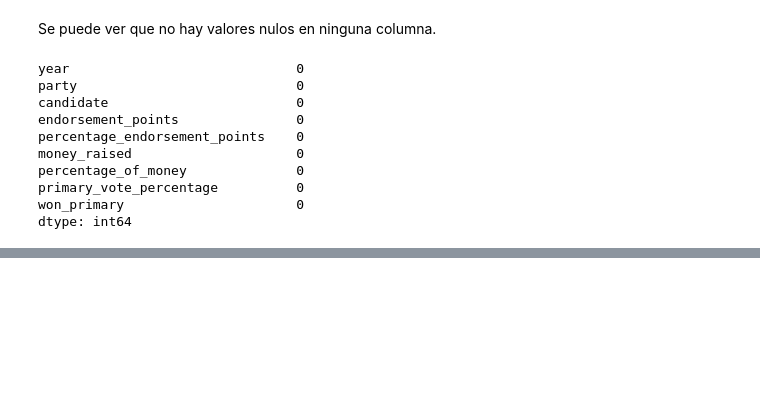
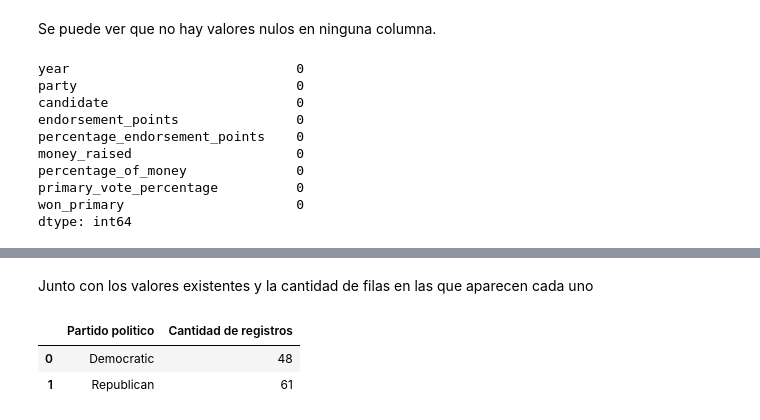
Before and after one commit to 1gnacio/orgadatos-kaggle-tp1, a Jupyter notebook: notebook707f668b56.ipynb, the cells around one changed output, grey strips where cells are left out. Saved outputs shown, nothing was run; the diff lists cells and outputs as text; code cells hidden in the pictures; blank space fills up the shorter version.

```diff
--- a/notebook707f668b56.ipynb
+++ b/notebook707f668b56.ipynb
@@ -197,0 +173,10 @@ print(sum(s.values()))
+# %% [markdown]
+Junto con los valores existentes y la cantidad de filas en las que aparecen cada uno
+# %%
+data_partidos = data[['party']].groupby(['party'])['party'].count().reset_index(name='count')
+data_partidos.columns = ['Partido politico', 'Cantidad de registros']
+data_partidos
+# %% [output]
+|  | Partido politico | Cantidad de registros |
+| 0 | Democratic | 48 |
+| 1 | Republican | 61 |
```
Also changed, not shown: parts of 15 cells of this notebook.
